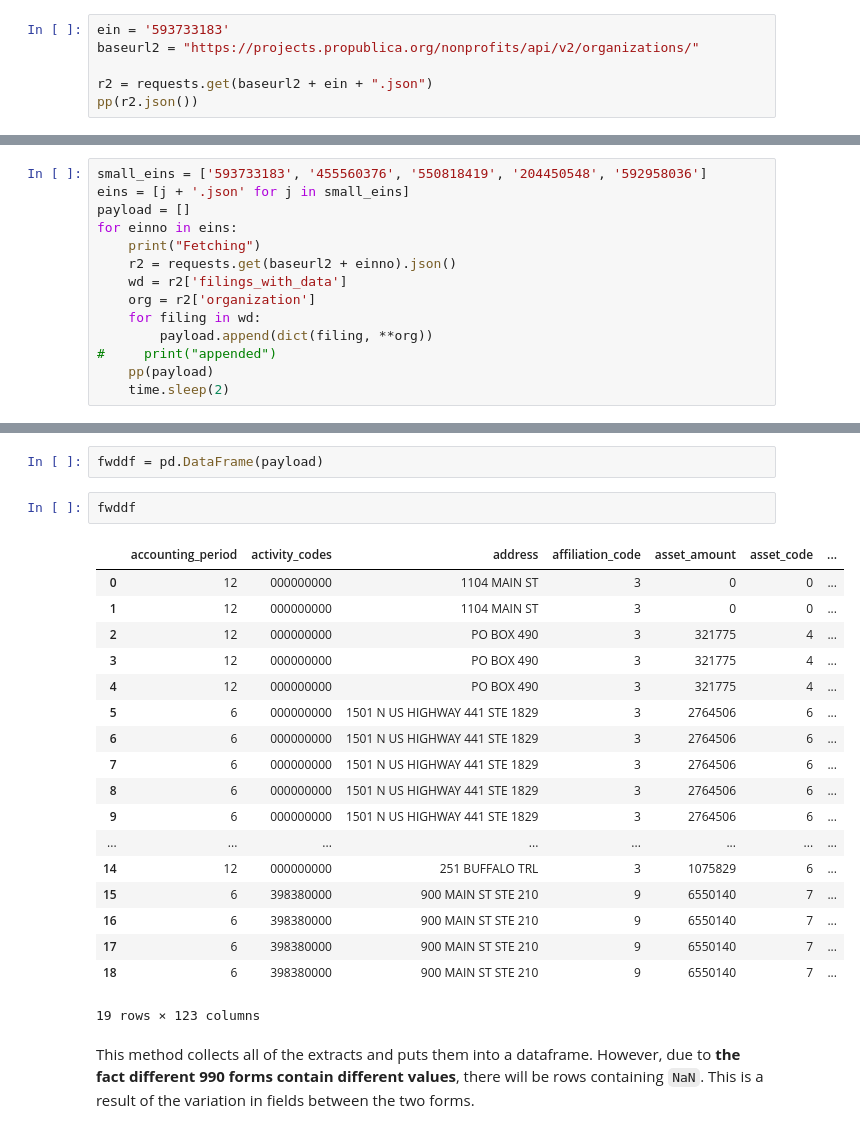
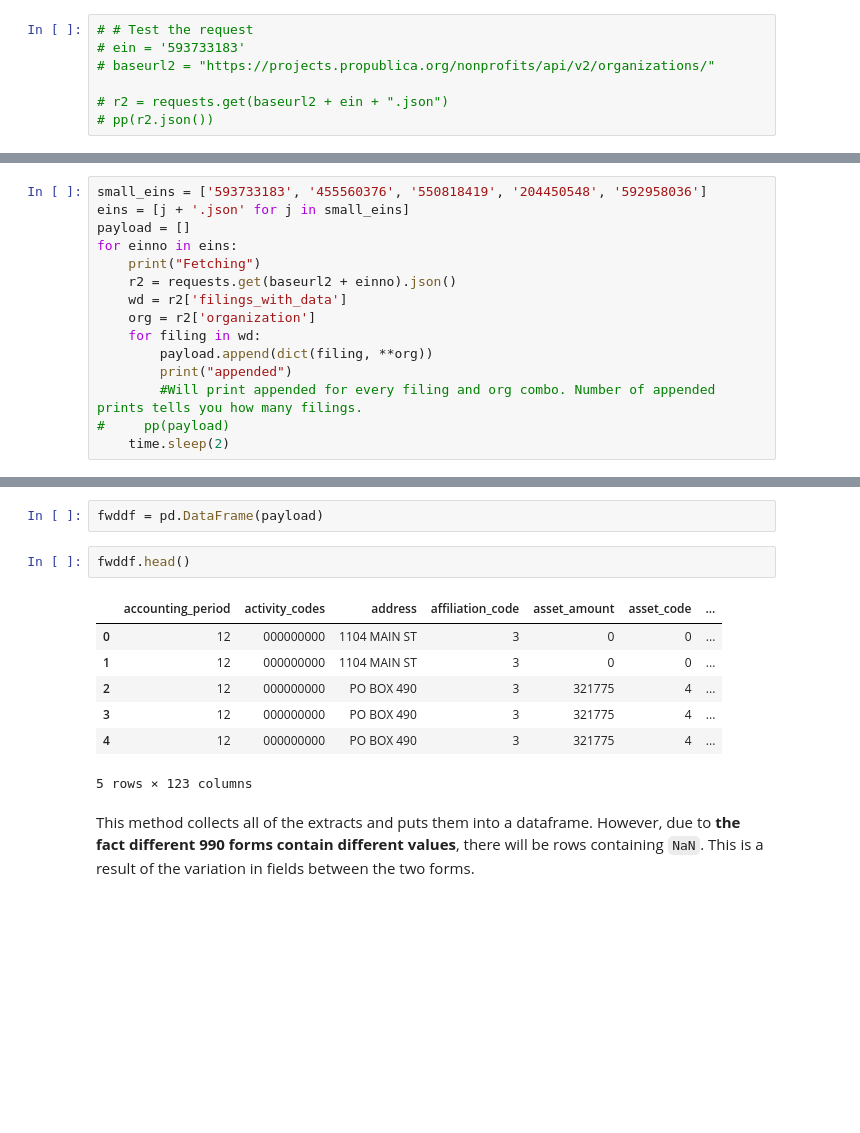
Before and after one commit to alanhovorka/mysql_queries, a Jupyter notebook: nonprofits/propublica_nonprofit_exp.ipynb, the cells around one changed output, grey strips where cells are left out. Cells and saved outputs as stored; diff of their text form; blank space fills up the shorter version.

```diff
--- a/nonprofits/propublica_nonprofit_exp.ipynb
+++ b/nonprofits/propublica_nonprofit_exp.ipynb
@@ -218,8 +200,9 @@ Please consult the [IRS' description of available fields](https://www.irs.gov/pu
 
 Please remember that a search that doesn’t include a formtype will return Filings of all form types, so fields from Filing to Filing will be a mixed bag.
 # %%
-ein = '593733183'
-baseurl2 = "https://projects.propublica.org/nonprofits/api/v2/organizations/"
+# # Test the request
+# ein = '593733183'
+# baseurl2 = "https://projects.propublica.org/nonprofits/api/v2/organizations/"
 
-r2 = requests.get(baseurl2 + ein + ".json")
-pp(r2.json())
+# r2 = requests.get(baseurl2 + ein + ".json")
+# pp(r2.json())
@@ -256,8 +240,9 @@ for einno in eins:
     org = r2['organization']
     for filing in wd:
         payload.append(dict(filing, **org))
-#     print("appended")
-    pp(payload)
+        print("appended")
+        #Will print appended for every filing and org combo. Number of appended prints tells you how many filings.
+#     pp(payload)
     time.sleep(2)
 # %% [output]
 Fetching
@@ -280,26 +265,15 @@ Fetching
 # %%
 fwddf = pd.DataFrame(payload)
 # %%
-fwddf
+fwddf.head()
 # %% [output]
 |  | accounting_period | activity_codes | address | affiliation_code | asset_amount | asset_code | ... |
 | 0 | 12 | 000000000 | 1104 MAIN ST | 3 | 0 | 0 | ... |
 | 1 | 12 | 000000000 | 1104 MAIN ST | 3 | 0 | 0 | ... |
 | 2 | 12 | 000000000 | PO BOX 490 | 3 | 321775 | 4 | ... |
 | 3 | 12 | 000000000 | PO BOX 490 | 3 | 321775 | 4 | ... |
 | 4 | 12 | 000000000 | PO BOX 490 | 3 | 321775 | 4 | ... |
-| 5 | 6 | 000000000 | 1501 N US HIGHWAY 441 STE 1829 | 3 | 2764506 | 6 | ... |
-| 6 | 6 | 000000000 | 1501 N US HIGHWAY 441 STE 1829 | 3 | 2764506 | 6 | ... |
-| 7 | 6 | 000000000 | 1501 N US HIGHWAY 441 STE 1829 | 3 | 2764506 | 6 | ... |
-| 8 | 6 | 000000000 | 1501 N US HIGHWAY 441 STE 1829 | 3 | 2764506 | 6 | ... |
-| 9 | 6 | 000000000 | 1501 N US HIGHWAY 441 STE 1829 | 3 | 2764506 | 6 | ... |
-| ... | ... | ... | ... | ... | ... | ... | ... |
-| 14 | 12 | 000000000 | 251 BUFFALO TRL | 3 | 1075829 | 6 | ... |
-| 15 | 6 | 398380000 | 900 MAIN ST STE 210 | 9 | 6550140 | 7 | ... |
-| 16 | 6 | 398380000 | 900 MAIN ST STE 210 | 9 | 6550140 | 7 | ... |
-| 17 | 6 | 398380000 | 900 MAIN ST STE 210 | 9 | 6550140 | 7 | ... |
-| 18 | 6 | 398380000 | 900 MAIN ST STE 210 | 9 | 6550140 | 7 | ... |
-19 rows × 123 columns
+5 rows × 123 columns
 # %% [markdown]
 This method collects all of the extracts and puts them into a dataframe. However, due to **the fact different 990 forms contain different values**, there will be rows containing `NaN`. This is a result of the variation in fields between the two forms.
 # %% [markdown]
```
Also changed, not shown: parts of 4 cells of this notebook.
